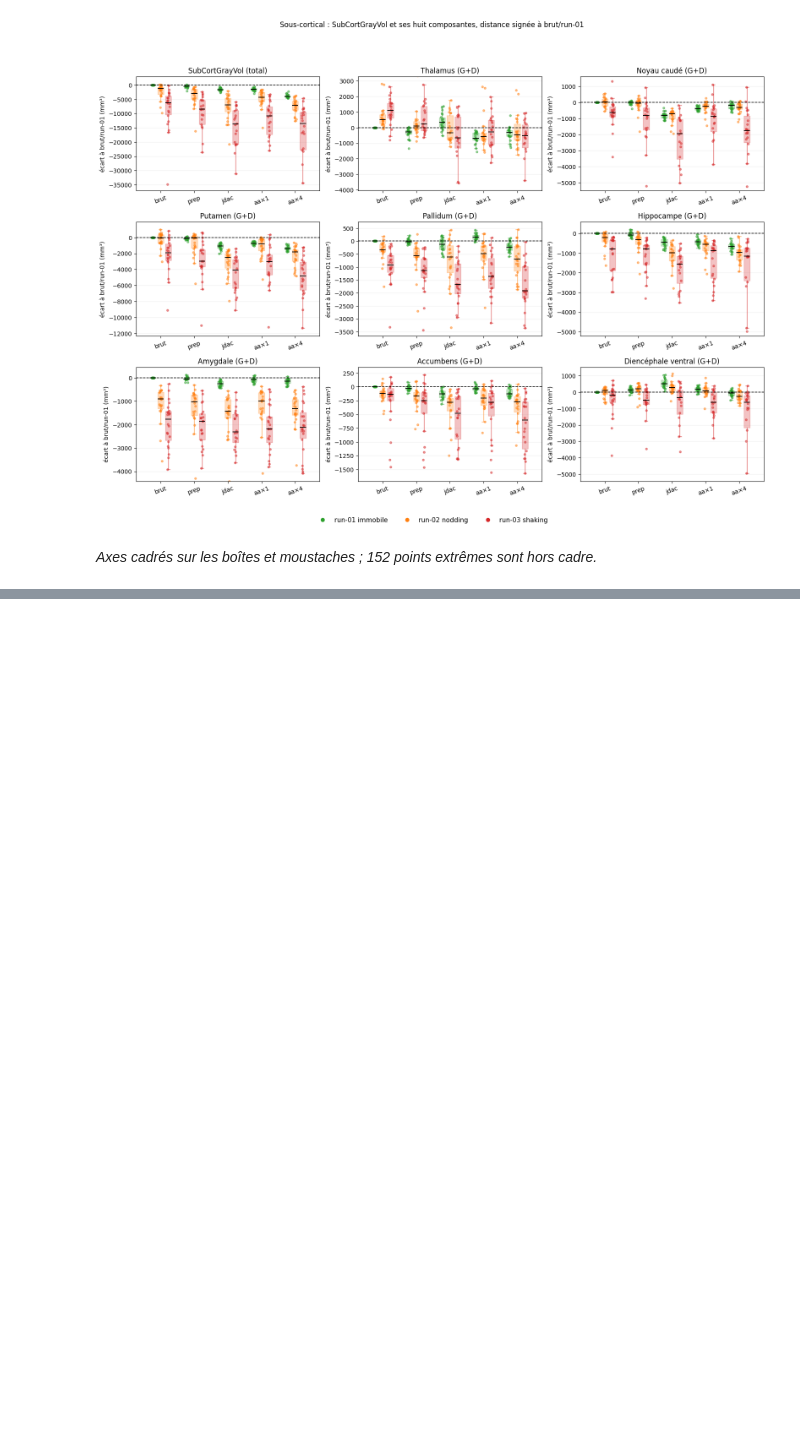
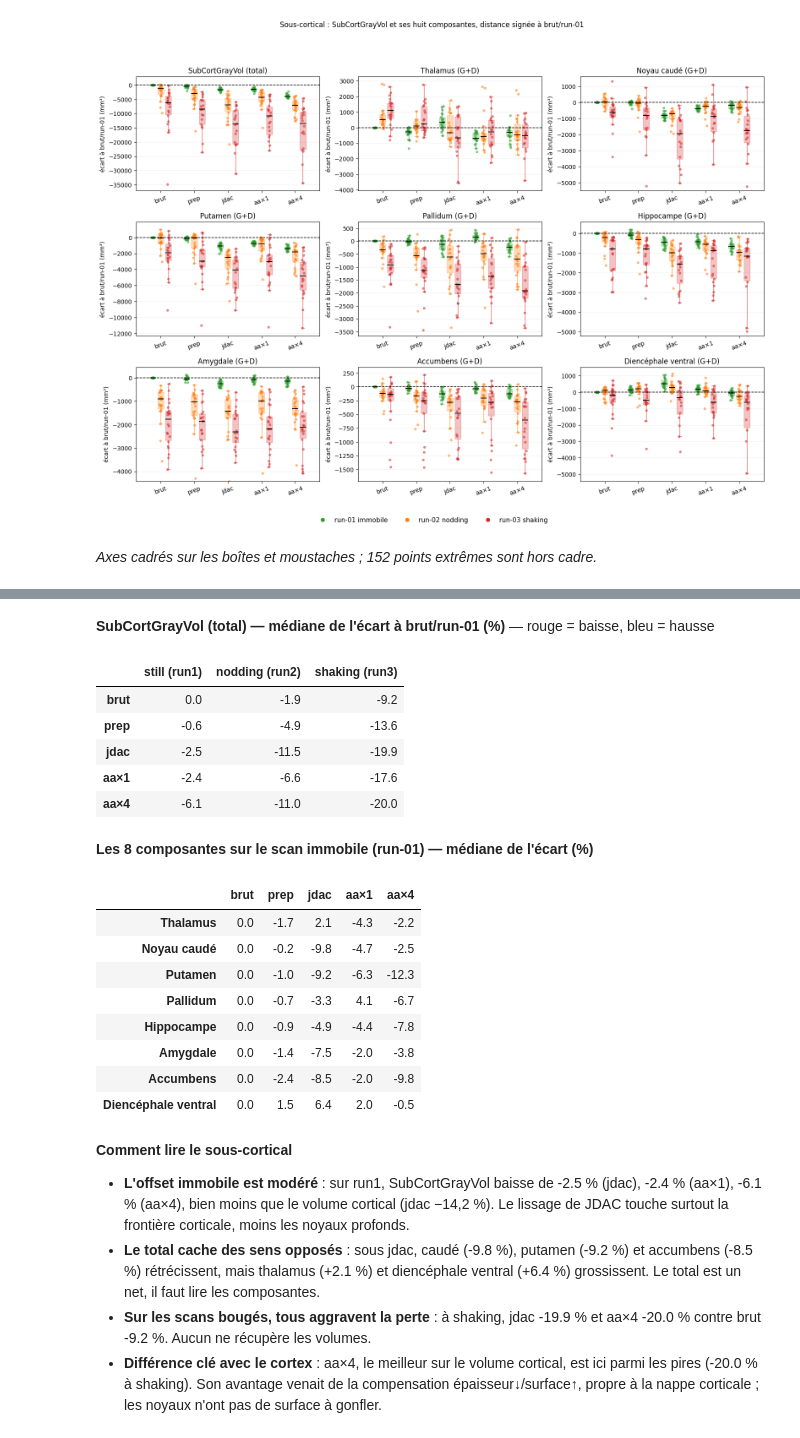
Before and after one commit to math-wil/jdac-motion-correction, a Jupyter notebook: pipelines/ds004332/phase5_fidelity/explore_morphometrie.ipynb, the cells around one changed output, grey strips where cells are left out. Cells and saved outputs as stored; diff of their text form; code cells hidden in the pictures; blank space fills up the shorter version.

```diff
--- a/pipelines/ds004332/phase5_fidelity/explore_morphometrie.ipynb
+++ b/pipelines/ds004332/phase5_fidelity/explore_morphometrie.ipynb
@@ -355,0 +351,59 @@ Aucune conclusion forte n'est écrite automatiquement ici. La surface et le volu
+# %%
+tab_scv = _median_pct("aseg_global", "volume", "sum", region="SubCortGrayVol")
+display(Markdown("**SubCortGrayVol (total) — médiane de l'écart à brut/run-01 (%)** — rouge = baisse, bleu = hausse"))
+display(_color(tab_scv))
+
+def _comp_run01_pct():
+    rows = {}
+    for nom, motif in COMPOSANTES:
+        sub = aseg_reg[aseg_reg["region"].str.contains(motif, na=False)]
+        per = (sub.groupby(["subject","run","condition"], observed=True)["value"]
+                  .sum().reset_index(name="value"))
+        per = distance_a_reference(per)
+        per["pct"] = 100 * (per["value"] - per["ref"]) / per["ref"]
+        rows[nom] = (per[per["run"] == "run-01"].groupby("condition", observed=True)["pct"]
+                     .median().reindex(CONDITIONS))
+    t = pd.DataFrame(rows).T
+    t.columns = [SHORT[c] for c in t.columns]
+    return t
+
+comp = _comp_run01_pct()
+display(Markdown("**Les 8 composantes sur le scan immobile (run-01) — médiane de l'écart (%)**"))
+display(_color(comp))
+
+display(Markdown(
+    "**Comment lire le sous-cortical**\n\n"
+    f"- **L'offset immobile est modéré** : sur run1, SubCortGrayVol baisse de {tab_scv.loc['jdac','still (run1)']:.1f} % (jdac), "
+    f"{tab_scv.loc['aa×1','still (run1)']:.1f} % (aa×1), {tab_scv.loc['aa×4','still (run1)']:.1f} % (aa×4), "
+    "bien moins que le volume cortical (jdac −14,2 %). Le lissage de JDAC touche surtout la frontière corticale, moins les noyaux profonds.\n"
+    f"- **Le total cache des sens opposés** : sous jdac, caudé ({comp.loc['Noyau caudé','jdac']:.1f} %), putamen ({comp.loc['Putamen','jdac']:.1f} %) "
+    f"et accumbens ({comp.loc['Accumbens','jdac']:.1f} %) rétrécissent, mais thalamus ({comp.loc['Thalamus','jdac']:+.1f} %) et "
+    f"diencéphale ventral ({comp.loc['Diencéphale ventral','jdac']:+.1f} %) grossissent. Le total est un net, il faut lire les composantes.\n"
+    f"- **Sur les scans bougés, tous aggravent la perte** : à shaking, jdac {tab_scv.loc['jdac','shaking (run3)']:.1f} % et "
+    f"aa×4 {tab_scv.loc['aa×4','shaking (run3)']:.1f} % contre brut {tab_scv.loc['brut','shaking (run3)']:.1f} %. Aucun ne récupère les volumes.\n"
+    f"- **Différence clé avec le cortex** : aa×4, le meilleur sur le volume cortical, est ici parmi les pires ({tab_scv.loc['aa×4','shaking (run3)']:.1f} % à shaking). "
+    "Son avantage venait de la compensation épaisseur↓/surface↑, propre à la nappe corticale ; les noyaux n'ont pas de surface à gonfler."))
+# %% [output]
+**SubCortGrayVol (total) — médiane de l'écart à brut/run-01 (%)** — rouge = baisse, bleu = hausse
+|  | still (run1) | nodding (run2) | shaking (run3) |
+| brut | 0.0 | -1.9 | -9.2 |
+| prep | -0.6 | -4.9 | -13.6 |
+| jdac | -2.5 | -11.5 | -19.9 |
+| aa×1 | -2.4 | -6.6 | -17.6 |
+| aa×4 | -6.1 | -11.0 | -20.0 |
+**Les 8 composantes sur le scan immobile (run-01) — médiane de l'écart (%)**
+|  | brut | prep | jdac | aa×1 | aa×4 |
+| Thalamus | 0.0 | -1.7 | 2.1 | -4.3 | -2.2 |
+| Noyau caudé | 0.0 | -0.2 | -9.8 | -4.7 | -2.5 |
+| Putamen | 0.0 | -1.0 | -9.2 | -6.3 | -12.3 |
+| Pallidum | 0.0 | -0.7 | -3.3 | 4.1 | -6.7 |
+| Hippocampe | 0.0 | -0.9 | -4.9 | -4.4 | -7.8 |
+| Amygdale | 0.0 | -1.4 | -7.5 | -2.0 | -3.8 |
+| Accumbens | 0.0 | -2.4 | -8.5 | -2.0 | -9.8 |
+| Diencéphale ventral | 0.0 | 1.5 | 6.4 | 2.0 | -0.5 |
+**Comment lire le sous-cortical**
+
+- **L'offset immobile est modéré** : sur run1, SubCortGrayVol baisse de -2.5 % (jdac), -2.4 % (aa×1), -6.1 % (aa×4), bien moins que le volume cortical (jdac −14,2 %). Le lissage de JDAC touche surtout la frontière corticale, moins les noyaux profonds.
+- **Le total cache des sens opposés** : sous jdac, caudé (-9.8 %), putamen (-9.2 %) et accumbens (-8.5 %) rétrécissent, mais thalamus (+2.1 %) et diencéphale ventral (+6.4 %) grossissent. Le total est un net, il faut lire les composantes.
+- **Sur les scans bougés, tous aggravent la perte** : à shaking, jdac -19.9 % et aa×4 -20.0 % contre brut -9.2 %. Aucun ne récupère les volumes.
+- **Différence clé avec le cortex** : aa×4, le meilleur sur le volume cortical, est ici parmi les pires (-20.0 % à shaking). Son avantage venait de la compensation épaisseur↓/surface↑, propre à la nappe corticale ; les noyaux n'ont pas de surface à gonfler.
```
Also changed, not shown: parts of 6 cells of this notebook, 2 other files.
